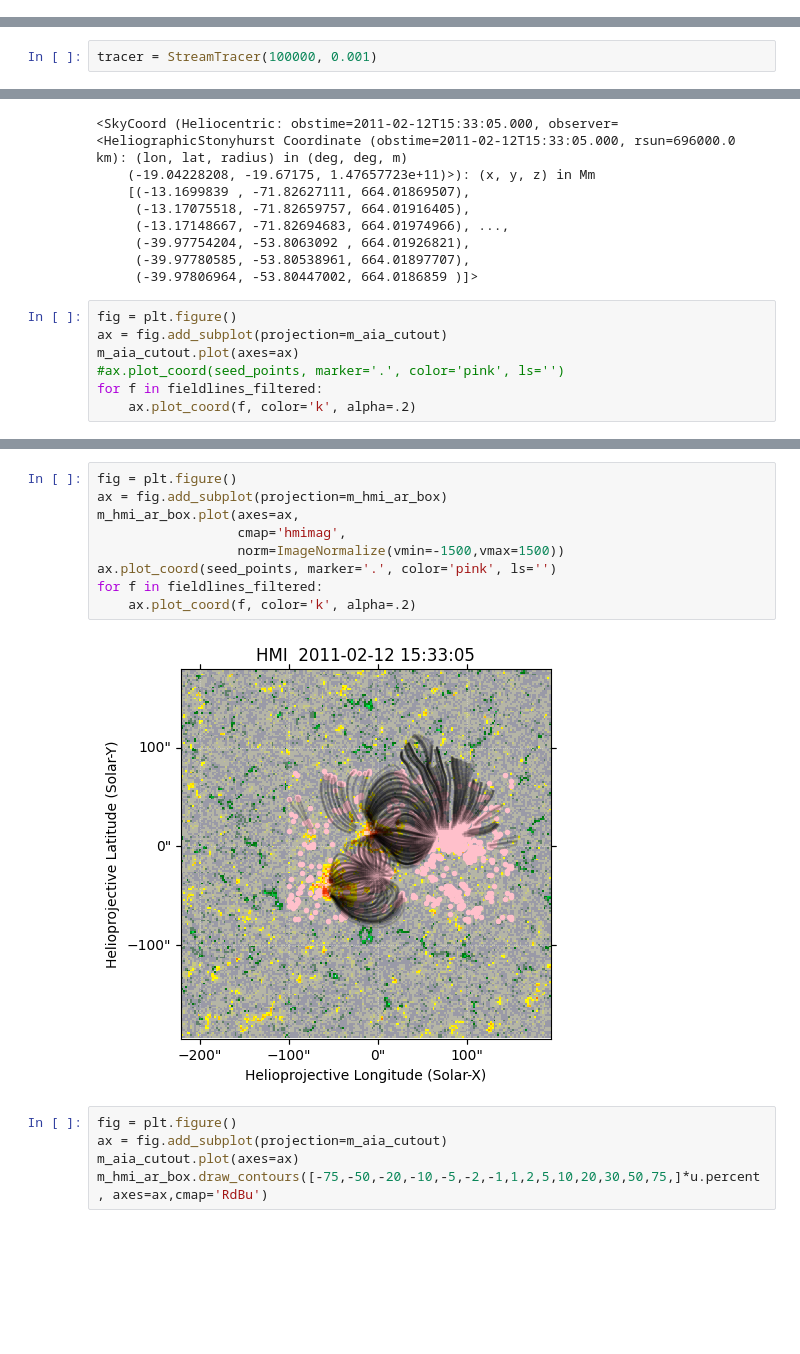
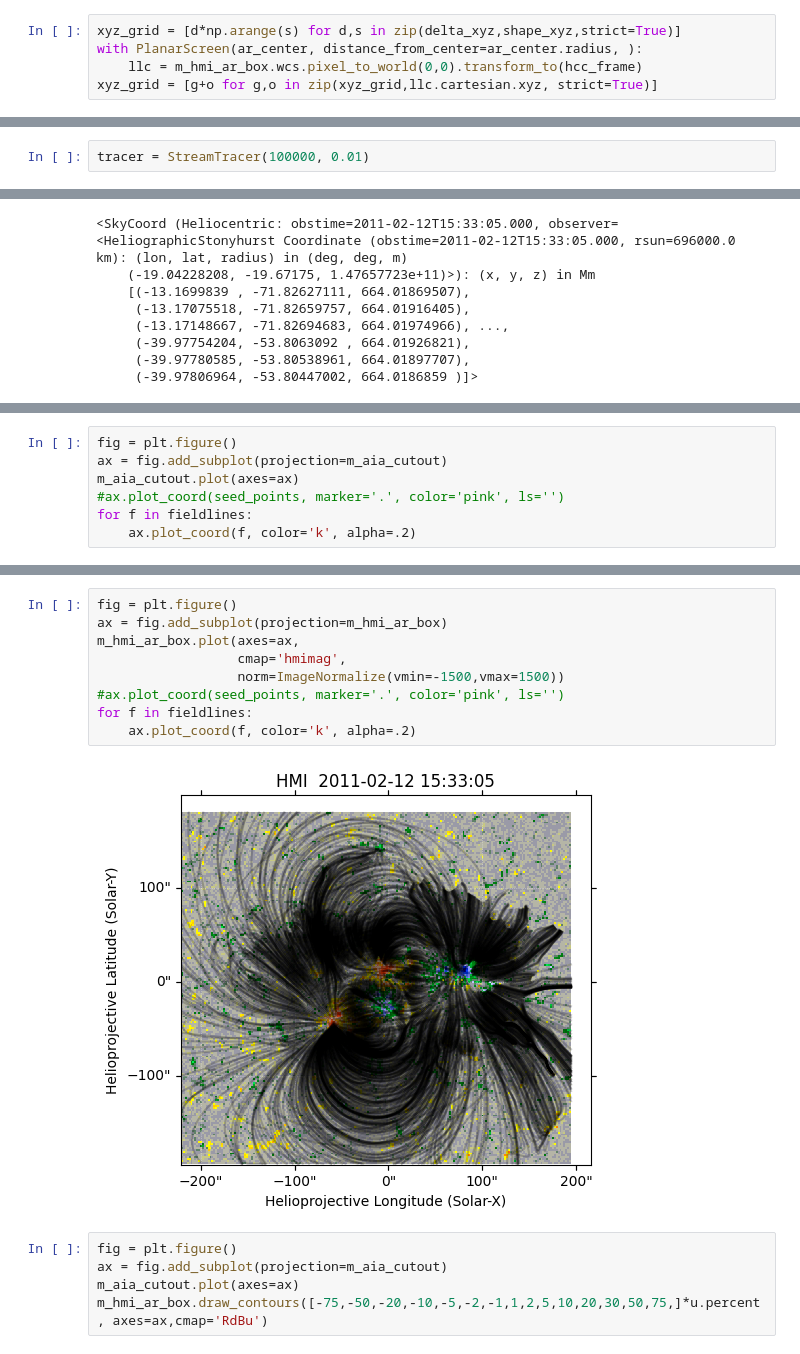
Before and after one commit to wtbarnes/active-region-evolution-study, a Jupyter notebook: notebooks/field-extrapolation-experiments.ipynb, the cells around one changed output, grey strips where cells are left out. Saved outputs shown, nothing was run; the diff lists cells and outputs as text; blank space fills up the shorter version.

Commit message:
update field extrap testing notebook

```diff
--- a/notebooks/field-extrapolation-experiments.ipynb
+++ b/notebooks/field-extrapolation-experiments.ipynb
@@ -214,0 +224,5 @@ xyz_grid += llc.cartesian.xyz[:,np.newaxis]
+# %%
+xyz_grid = [d*np.arange(s) for d,s in zip(delta_xyz,shape_xyz,strict=True)]
+with PlanarScreen(ar_center, distance_from_center=ar_center.radius, ):
+    llc = m_hmi_ar_box.wcs.pixel_to_world(0,0).transform_to(hcc_frame)
+xyz_grid = [g+o for g,o in zip(xyz_grid,llc.cartesian.xyz, strict=True)]
@@ -530,5 +577,5 @@ for f in fieldline_coords:
 # %%
-tracer = StreamTracer(100000, 0.001)
+tracer = StreamTracer(100000, 0.01)
 # %%
 vg = VectorGrid(
     da.data,
@@ -588,10 +634,3 @@ fieldlines_filtered[0]
      (-39.97754204, -53.8063092 , 664.01926821),
      (-39.97780585, -53.80538961, 664.01897707),
      (-39.97806964, -53.80447002, 664.0186859 )]>
-# %%
-fig = plt.figure()
-ax = fig.add_subplot(projection=m_aia_cutout)
-m_aia_cutout.plot(axes=ax)
-#ax.plot_coord(seed_points, marker='.', color='pink', ls='')
-for f in fieldlines_filtered:
-    ax.plot_coord(f, color='k', alpha=.2)
@@ -599,0 +637,7 @@ for f in fieldlines_filtered:
+# %%
+fig = plt.figure()
+ax = fig.add_subplot(projection=m_aia_cutout)
+m_aia_cutout.plot(axes=ax)
+#ax.plot_coord(seed_points, marker='.', color='pink', ls='')
+for f in fieldlines:
+    ax.plot_coord(f, color='k', alpha=.2)
@@ -600,14 +646,14 @@ for f in fieldlines_filtered:
 # %%
 fig = plt.figure()
 ax = fig.add_subplot(projection=m_hmi_ar_box)
 m_hmi_ar_box.plot(axes=ax,
                   cmap='hmimag',
                   norm=ImageNormalize(vmin=-1500,vmax=1500))
-ax.plot_coord(seed_points, marker='.', color='pink', ls='')
-for f in fieldlines_filtered:
+#ax.plot_coord(seed_points, marker='.', color='pink', ls='')
+for f in fieldlines:
     ax.plot_coord(f, color='k', alpha=.2)
 # %% [output]
-[figure, old version]
+[figure, new version]
 # %%
 fig = plt.figure()
 ax = fig.add_subplot(projection=m_aia_cutout)
```
Also changed, not shown: parts of 34 cells of this notebook.
